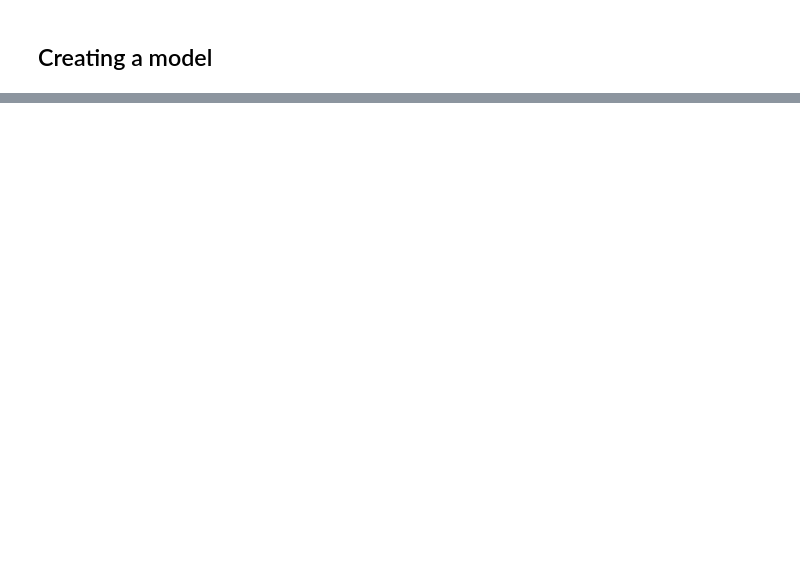
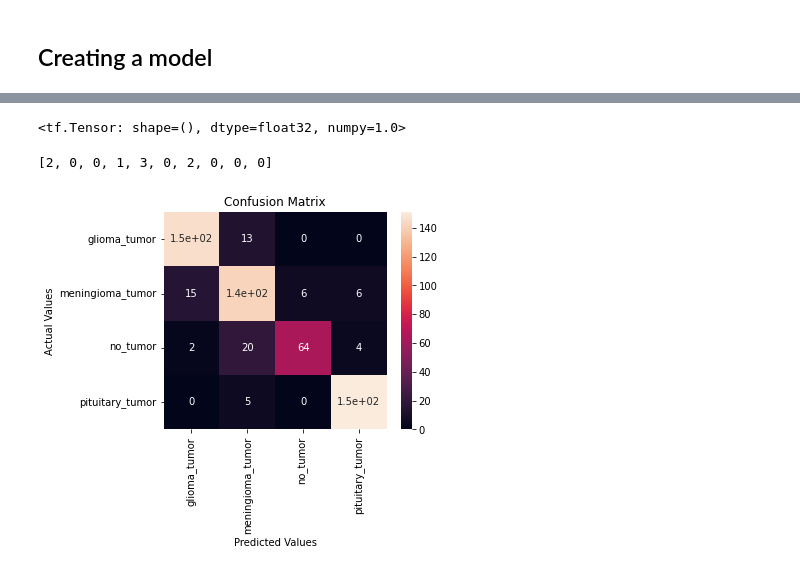
Before and after one commit to bori00/BrainTumorClassification, a Jupyter notebook: BrainTumorClassification.ipynb, the cells around one changed output, grey strips where cells are left out. Cells and saved outputs as stored; diff of their text form; code cells hidden in the pictures; blank space fills up the shorter version.

```diff
--- a/BrainTumorClassification.ipynb
+++ b/BrainTumorClassification.ipynb
@@ -322,0 +341,3 @@ plot_loss_accuracy_history(history)
+# %%
+y_pred_prob = tf.nn.softmax(y_pred_raw)
+y_pred_prob
@@ -322,0 +354,30 @@ plot_loss_accuracy_history(history)
+# %%
+y_pred_prob[0][0] + y_pred_prob[0][1] + y_pred_prob[0][2] + y_pred_prob[0][3]
+# %% [output]
+<tf.Tensor: shape=(), dtype=float32, numpy=1.0>
+# %%
+y_pred_class = [np.argmax(prob) for prob in y_pred_prob]
+y_pred_class[:10]
+# %% [output]
+[2, 0, 0, 1, 3, 0, 2, 0, 0, 0]
+# %%
+from sklearn.metrics import confusion_matrix
+
+conf_mat = confusion_matrix(valid_labels, y_pred_class)
+# %%
+cm_df = pd.DataFrame(conf_mat,
+                     index = class_names,
+                     columns = class_names)
+# %%
+#Plotting the confusion matrix
+import seaborn as sns
+
+
+plt.figure(figsize=(5,4))
+sns.heatmap(cm_df, annot=True)
+plt.title('Confusion Matrix')
+plt.ylabel('Actual Values')
+plt.xlabel('Predicted Values')
+plt.show()
+# %% [output]
+[figure, added]
```
Also changed, not shown: parts of 11 cells of this notebook.
